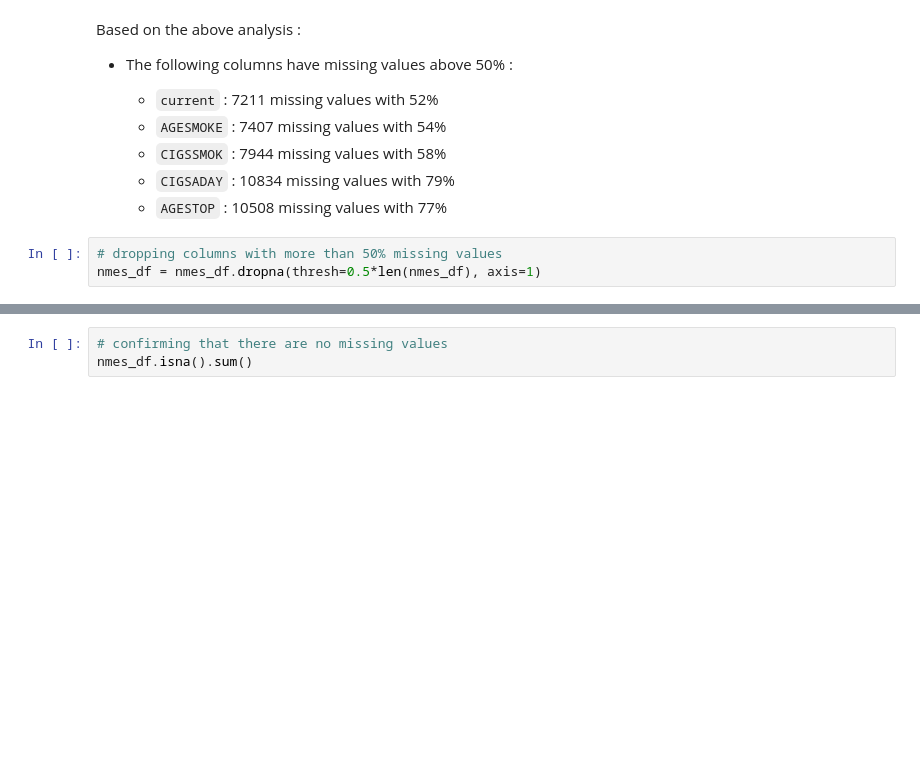
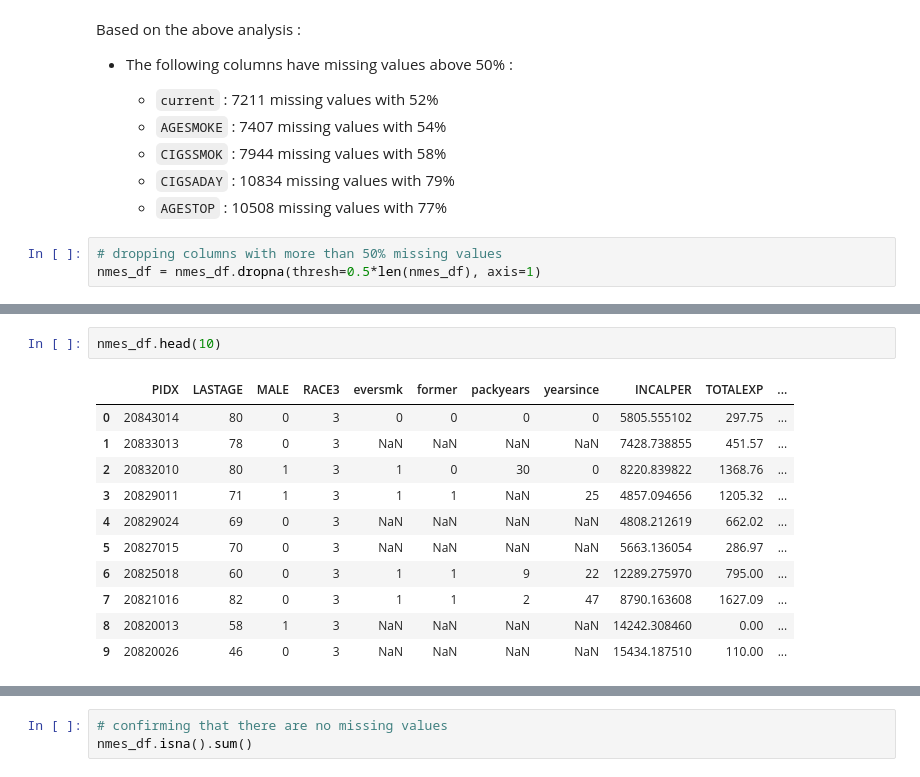
Before and after one commit to oscar066/nzuri_Analysis, a Jupyter notebook: nmes.ipynb, the cells around one changed output, grey strips where cells are left out. Saved outputs shown, nothing was run; the diff lists cells and outputs as text; blank space fills up the shorter version.

```diff
--- a/nmes.ipynb
+++ b/nmes.ipynb
@@ -249,2 +284,16 @@ memory usage: 2.3+ MB
+# %%
+nmes_df.head(10)
+# %% [output]
+|  | PIDX | LASTAGE | MALE | RACE3 | eversmk | former | packyears | yearsince | INCALPER | TOTALEXP | ... |
+| 0 | 20843014 | 80 | 0 | 3 | 0 | 0 | 0 | 0 | 5805.555102 | 297.75 | ... |
+| 1 | 20833013 | 78 | 0 | 3 | NaN | NaN | NaN | NaN | 7428.738855 | 451.57 | ... |
+| 2 | 20832010 | 80 | 1 | 3 | 1 | 0 | 30 | 0 | 8220.839822 | 1368.76 | ... |
+| 3 | 20829011 | 71 | 1 | 3 | 1 | 1 | NaN | 25 | 4857.094656 | 1205.32 | ... |
+| 4 | 20829024 | 69 | 0 | 3 | NaN | NaN | NaN | NaN | 4808.212619 | 662.02 | ... |
+| 5 | 20827015 | 70 | 0 | 3 | NaN | NaN | NaN | NaN | 5663.136054 | 286.97 | ... |
+| 6 | 20825018 | 60 | 0 | 3 | 1 | 1 | 9 | 22 | 12289.275970 | 795.00 | ... |
+| 7 | 20821016 | 82 | 0 | 3 | 1 | 1 | 2 | 47 | 8790.163608 | 1627.09 | ... |
+| 8 | 20820013 | 58 | 1 | 3 | NaN | NaN | NaN | NaN | 14242.308460 | 0.00 | ... |
+| 9 | 20820026 | 46 | 0 | 3 | NaN | NaN | NaN | NaN | 15434.187510 | 110.00 | ... |
 # %%
 # Replacing the missing values with a describe word "missing" for the categorical variables
```
Also changed, not shown: parts of 15 cells of this notebook.
